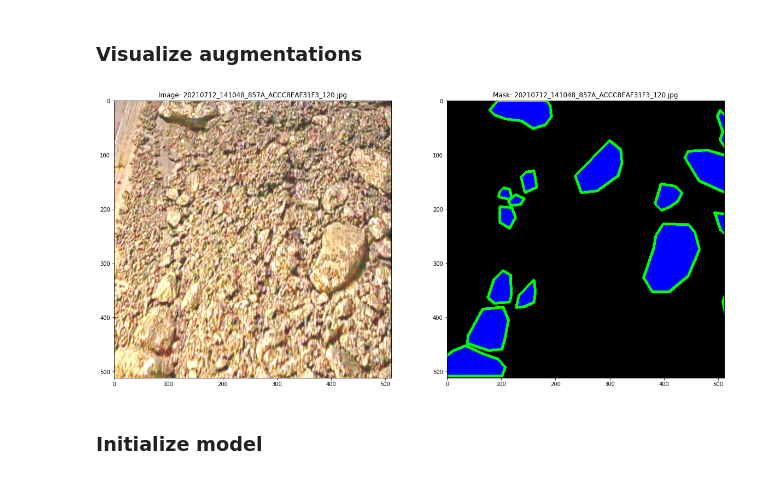
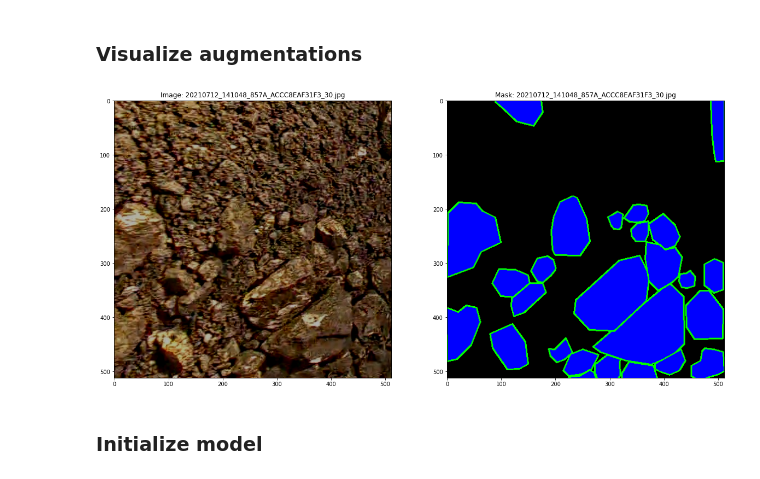
Before and after one commit to comptech-winter-school/coal-composition-control, a Jupyter notebook: src/semantic_segmentation/segmentation.ipynb, the cells around one changed output. Saved outputs shown, nothing was run; the diff lists cells and outputs as text; code cells hidden in the pictures.

```diff
--- a/src/semantic_segmentation/segmentation.ipynb
+++ b/src/semantic_segmentation/segmentation.ipynb
@@ -17,7 +17,7 @@ import time
 import copy
 import random
 
-DATA_DIR = 'E:\\few_data\\few_data\\'
+DATA_DIR = 'E:\\few_data\\th\\'
 
 x_train_dir = os.path.join(DATA_DIR, 'train')
 y_train_dir = os.path.join(DATA_DIR, 'trainannot')
@@ -101,7 +101,9 @@ def get_training_augmentation():
             albu.HorizontalFlip(p=1.0),
             albu.VerticalFlip(p=1.0),
             albu.RandomRotate90(p=1.0),
-            ],p=0.5),
+            #albu.ElasticTransform(p=0.5, alpha=120, sigma=120 * 0.05, alpha_affine=120 * 0.03)
+
+            ],p=0.8),
         #albu.ShiftScaleRotate(shift_limit=0.05, scale_limit=0.05, rotate_limit=15, p=0.2),
         albu.OneOf(
             [
@@ -109,7 +111,7 @@ def get_training_augmentation():
                 albu.CLAHE(p=1),
                 albu.RandomGamma(p=1),
             ],
-            p=0.5,
+            p=0.7,
         ),
         albu.OneOf(
             [
@@ -117,15 +119,21 @@ def get_training_augmentation():
                 albu.HueSaturationValue(p=1),
                 albu.RandomBrightnessContrast(p=1.0),
             ],
-            p=0.5,
+            p=0.7,
         ),
         #CopyPaste(blend=True, sigma=1, pct_objects_paste=0.5, p=1),
-        #albu.ElasticTransform(p=0.2, alpha=120, sigma=120 * 0.05, alpha_affine=120 * 0.03)
     ])
 
 def get_validation_augmentation():
     return albu.Compose([
-        albu.RandomCrop(height=512, width=512,p=1.0),
+        albu.OneOf(
+        [
+            albu.HorizontalFlip(p=1.0),
+            albu.VerticalFlip(p=1.0),
+            albu.RandomBrightness(p=0.5),
+        ],p=0.7),
+
+        albu.RandomCrop(height=512, width=512, p=1.0),
     ])
 
 def to_tensor(x, **kwargs):
@@ -142,29 +150,29 @@ def get_preprocessing(preprocessing_fn):
 # %%
 def show_examples(name, image, mask):
     plt.figure(figsize=(20, 20))
     plt.subplot(1, 2, 1)
     plt.imshow(image)
     plt.title(f"Image: {name}")
     plt.subplot(1, 2, 2)
     plt.imshow(mask)
     plt.title(f"Mask: {name}")
 
 def show(image_path, masks, transforms=None):
     image = cv2.imread(image_path)
     mask = cv2.imread(masks)
 
     if transforms is not None:
         temp = transforms(image=image, mask=mask)
         image = temp["image"]
         mask = temp["mask"]
 
     show_examples(image_path.split('\\')[-1], image, mask)
 
-show(DATA_DIR + "train\\20210712_141048_857A_ACCC8EAF31F3_120.jpg",
-     DATA_DIR + "trainannot\\20210712_141048_857A_ACCC8EAF31F3_120.png",
+show(DATA_DIR + "train\\20210712_141048_857A_ACCC8EAF31F3_30.jpg",
+     DATA_DIR + "trainannot\\20210712_141048_857A_ACCC8EAF31F3_30.png",
      transforms=get_training_augmentation())
 # %% [output]
-[figure, old version]
+[figure, new version]
 # %% [markdown]
 ### Initialize model
 # %%
```
Also changed, not shown: parts of 12 cells of this notebook, 3 other files.
